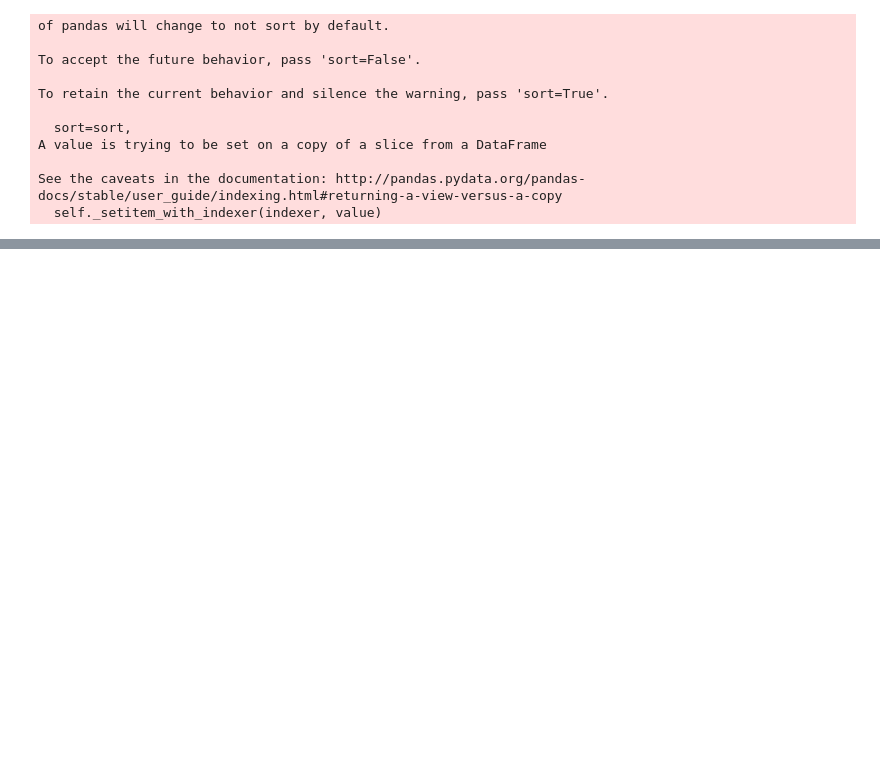
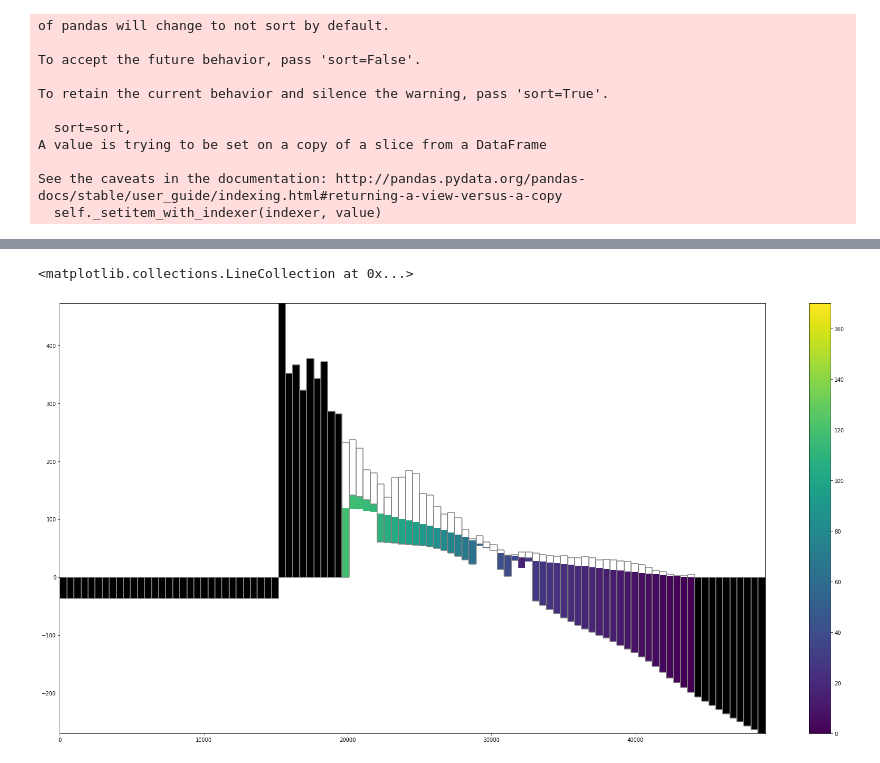
Before and after one commit to LudovicSchorpp/TM_Ludovic_Schorpp, a Jupyter notebook: codes_tests/Modeles2D/test_premier_model/test_premier_model.ipynb, the cells around one changed output, grey strips where cells are left out. Saved outputs shown, nothing was run; the diff lists cells and outputs as text; code cells hidden in the pictures; blank space fills up the shorter version.

```diff
--- a/codes_tests/Modeles2D/test_premier_model/test_premier_model.ipynb
+++ b/codes_tests/Modeles2D/test_premier_model/test_premier_model.ipynb
@@ -350,3 +355,14 @@ ax.grid()
+# %%
+fig,ax = plt.subplots(figsize=(30,15))
+x=fp.plot.PlotCrossSection(gwf,line={"row" :78})
+arr=x.plot_array(head,masked_values=[1e30],head=head)
+plt.colorbar(arr)
+arr.set_clim(0,170)
+x.plot_ibound()
+x.plot_grid()
+# %% [output]
+<matplotlib.collections.LineCollection at 0x...>
+[figure, added]
 # %%
 # Total Budget
 lstBudgetfile = "{}.lst".format(model_name)
```
Also changed, not shown: parts of 18 cells of this notebook, 17 other files.
